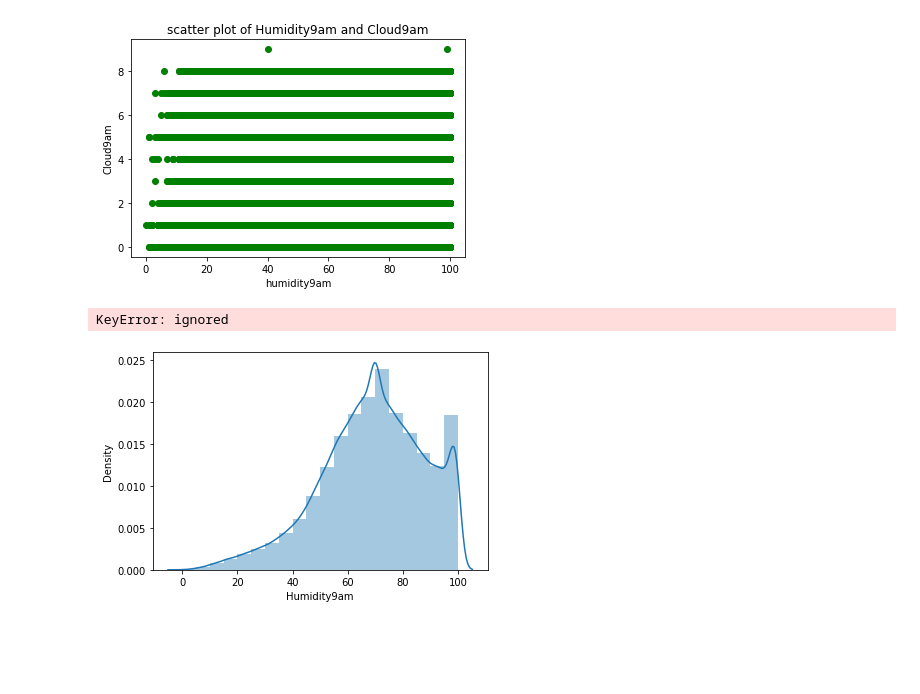
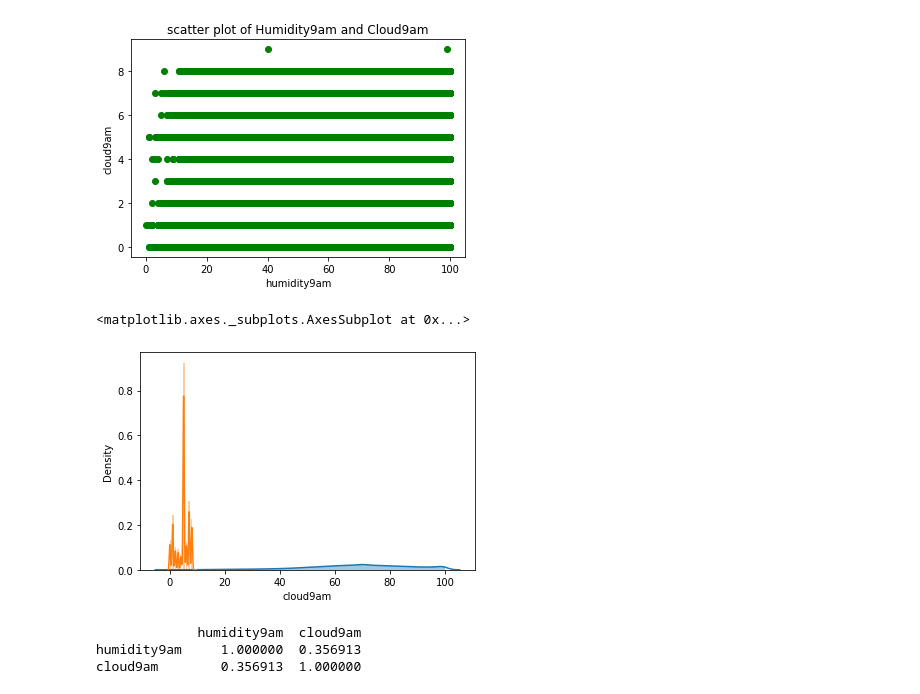
Before and after one commit to EngrAwaisIrshaad/ML-ASSESSMENT, a Jupyter notebook: Machine_Learning_Assessment(Linear_Regression).ipynb, the cells around one changed output. Saved outputs shown, nothing was run; the diff lists cells and outputs as text; code cells hidden in the pictures; blank space fills up the shorter version.

```diff
--- a/Machine_Learning_Assessment(Linear_Regression).ipynb
+++ b/Machine_Learning_Assessment(Linear_Regression).ipynb
@@ -132,3 +196,5 @@ missing
+# %%
+df.dropna(how='all', subset=['raintomorrow'], inplace=True)
 # %%
 df
 # %% [output]
@@ -169,3 +235,7 @@ len(cat_col)
+# %%
+df=df.drop(['rainfall'], axis=1)
+num_col
+num_col.remove('rainfall')
 # %%
 #taking the median of the columns with the number datatype
 median_values = df[num_col].median()
@@ -209,8 +279,10 @@ sns.heatmap(df.corr(), annot=True, cmap="Reds", mask=mask, linewidth=0.5)
+# %%
+df=df.drop(columns=['temp9am','temp3pm','pressure9am'],axis=1)
 # %%
 #choosing the columns for the analysis
 df = df
-df = df[['Humidity9am' ,'Cloud9am']]
-df.columns = ['Humidity9am', 'Cloud9am']
+df = df[['humidity9am' ,'cloud9am']]
+df.columns = ['humidity9am', 'cloud9am']
 # %%
 df.isnull().sum()
 # %% [output]
@@ -243,14 +315,18 @@ plt.show()
 # %% [output]
 [figure]
 # %%
-sns.distplot(df["Humidity9am"],bins = 20, kde = True)
-sns.distplot(df["WindSpeed9am"],bins = 20, kde = True)
+sns.distplot(df["humidity9am"],bins = 20, kde = True)
+sns.distplot(df["cloud9am"],bins = 20, kde = True)
 # %% [output]
-KeyError: ignored
+<matplotlib.axes._subplots.AxesSubplot at 0x...>
-[figure, old version]
+[figure, new version]
 # %%
 correlation = df.corr()
-PRINT(correlation)
+print(correlation)
+# %% [output]
+             humidity9am  cloud9am
+humidity9am     1.000000  0.356913
+cloud9am        0.356913  1.000000
 # %%
 sns.heatmap(df.corr(),  cmap="YlGnBu", vmax=.3, center=0,
             square=True, linewidths=.5, cbar_kws={"shrink": .5})
```
Also changed, not shown: parts of 22 cells of this notebook.
